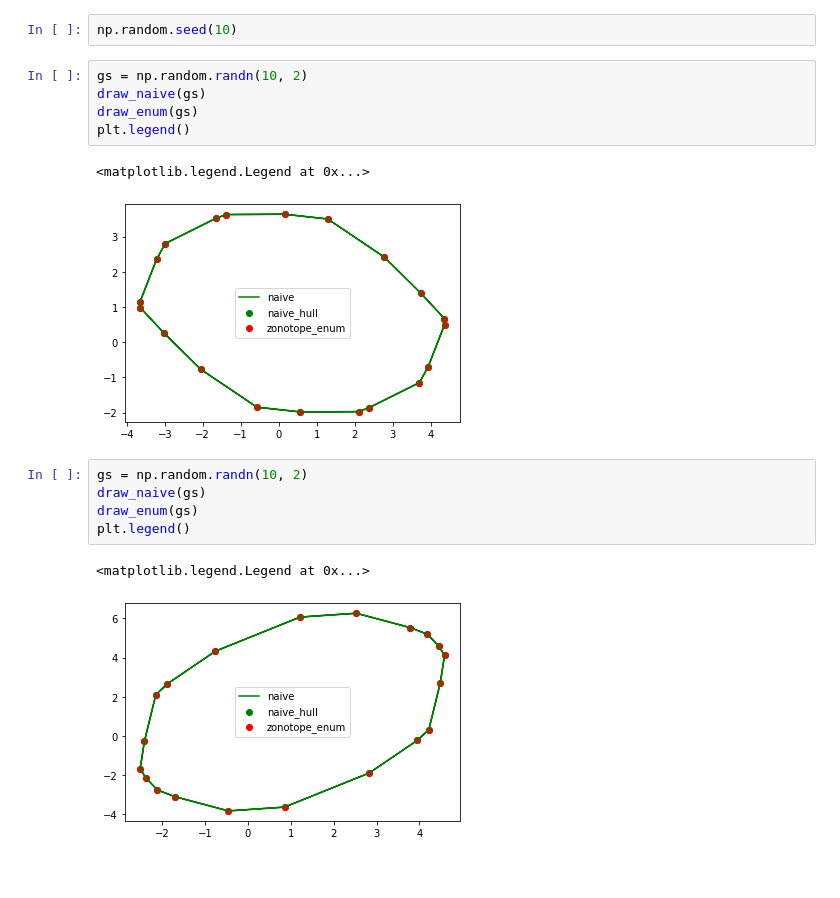
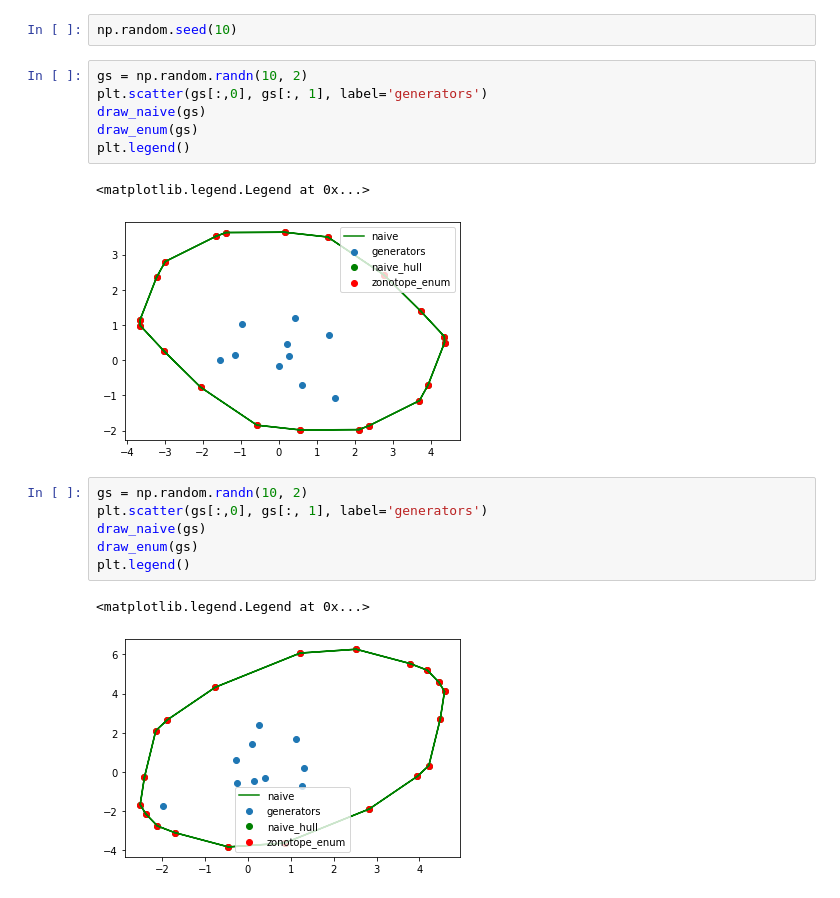
Before and after one commit to yupbank/zonotope_enum, a Jupyter notebook: demo.ipynb, the cells around one changed output. Cells and saved outputs as stored; diff of their text form.

```diff
--- a/demo.ipynb
+++ b/demo.ipynb
@@ -31,20 +31,22 @@ def draw_enum(gs, color='r', label='zonotope_enum'):
 np.random.seed(10)
 # %%
 gs = np.random.randn(10, 2)
+plt.scatter(gs[:,0], gs[:, 1], label='generators')
 draw_naive(gs)
 draw_enum(gs)
 plt.legend()
 # %% [output]
 <matplotlib.legend.Legend at 0x...>
-[figure, old version]
+[figure, new version]
 # %%
 gs = np.random.randn(10, 2)
+plt.scatter(gs[:,0], gs[:, 1], label='generators')
 draw_naive(gs)
 draw_enum(gs)
 plt.legend()
 # %% [output]
 <matplotlib.legend.Legend at 0x...>
-[figure, old version]
+[figure, new version]
 # %%
 gs = np.random.randn(12, 2)
 %timeit naive(gs)
```
Also changed, not shown: parts of 11 cells of this notebook.
